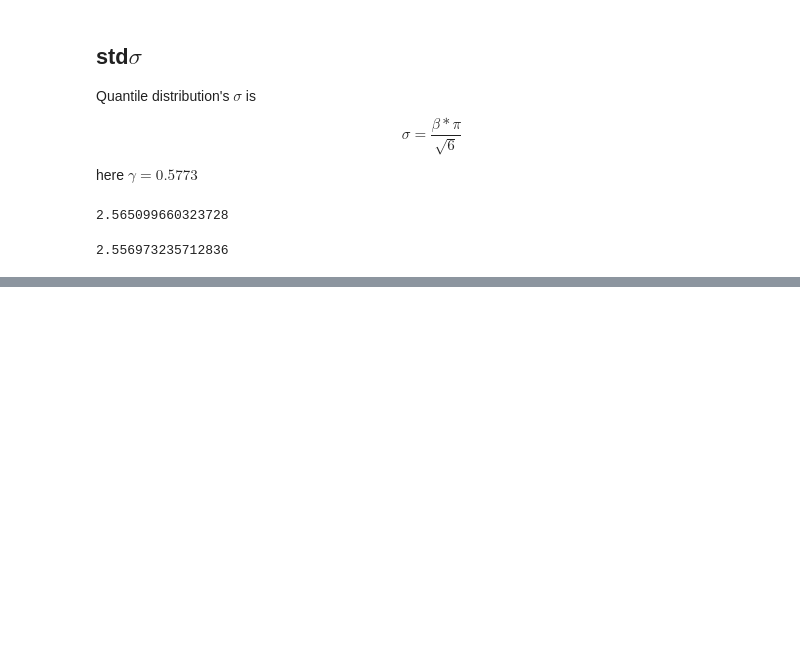
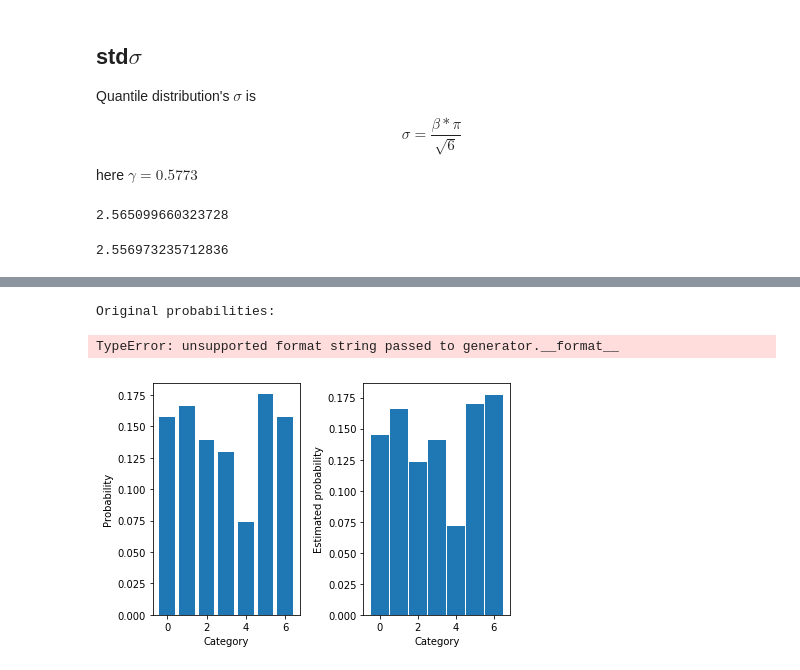
Before and after one commit to ThomasMrY/ThomasNotes, a Jupyter notebook: Gumbel distribution learning.ipynb, the cells around one changed output, grey strips where cells are left out. Saved outputs shown, nothing was run; the diff lists cells and outputs as text; code cells hidden in the pictures; blank space fills up the shorter version.

```diff
--- a/Gumbel distribution learning.ipynb
+++ b/Gumbel distribution learning.ipynb
@@ -98,0 +206,30 @@ np.std(q)
+# %%
+#首先我们直接根据真实的分布利用np.random.choice函数采样对比效果
+n_samples = 1000
+def plot_estimated_probs(samples,ylabel=''):
+    n_cats = np.max(samples)+1
+    estd_probs,_,_ = plt.hist(samples,bins=np.arange(n_cats+1),align='left',edgecolor='white',density=True)
+    plt.xlabel('Category')
+    plt.ylabel(ylabel+'Estimated probability')
+    return estd_probs
+def print_probs(probs):
+    print('  '.join(['{:.2f}']*len(probs)).format(i for i in probs))
+
+samples = np.random.choice(cats,p=probs,size=n_samples)
+
+plt.figure()
+plt.subplot(1,2,1)
+plot_probs()
+plt.subplot(1,2,2)
+estd_probs = plot_estimated_probs(samples)
+plt.tight_layout()#紧凑显示图片
+
+print('Original probabilities:\t\t',end='')
+print_probs(probs)
+print('Estimated probabilities:\t',end='')
+print_probs(estd_probs)
+plt.show()
+# %% [output]
+Original probabilities:
+TypeError: unsupported format string passed to generator.__format__
+[figure, added]
```
Also changed, not shown: parts of 7 cells of this notebook, 3 other files.
